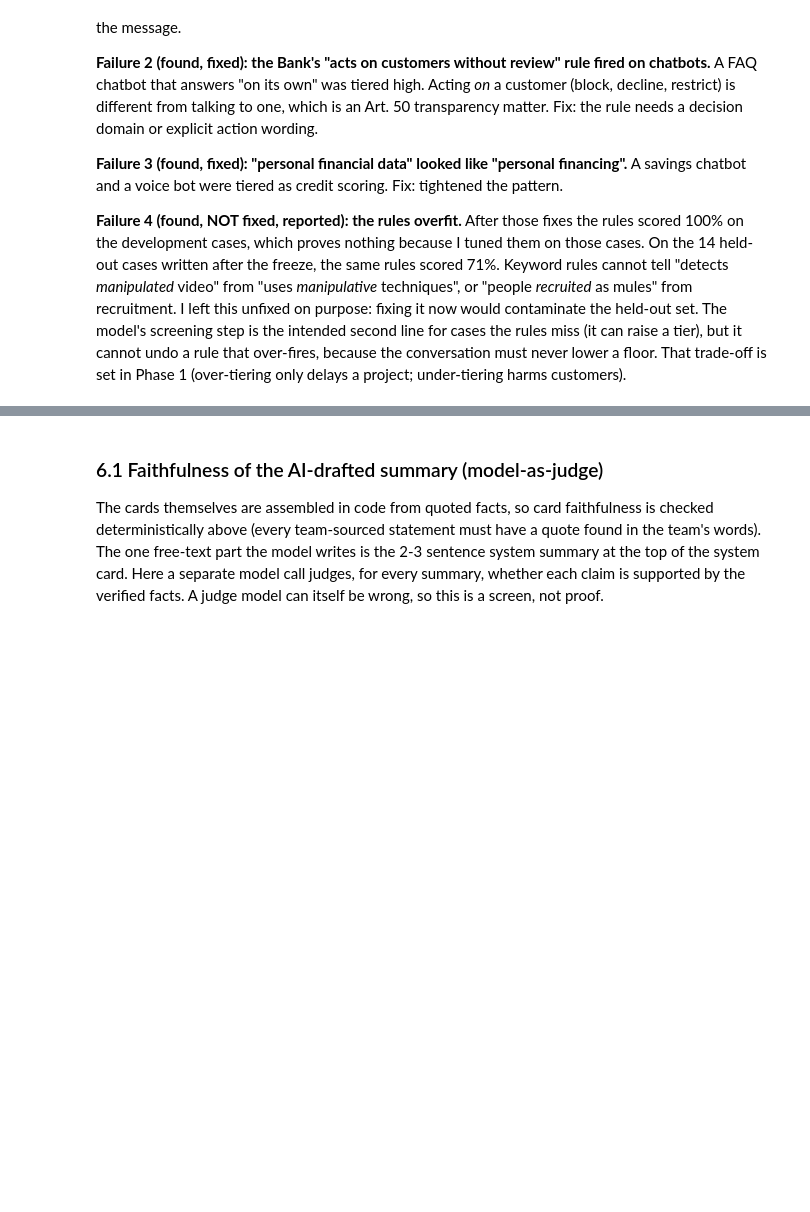
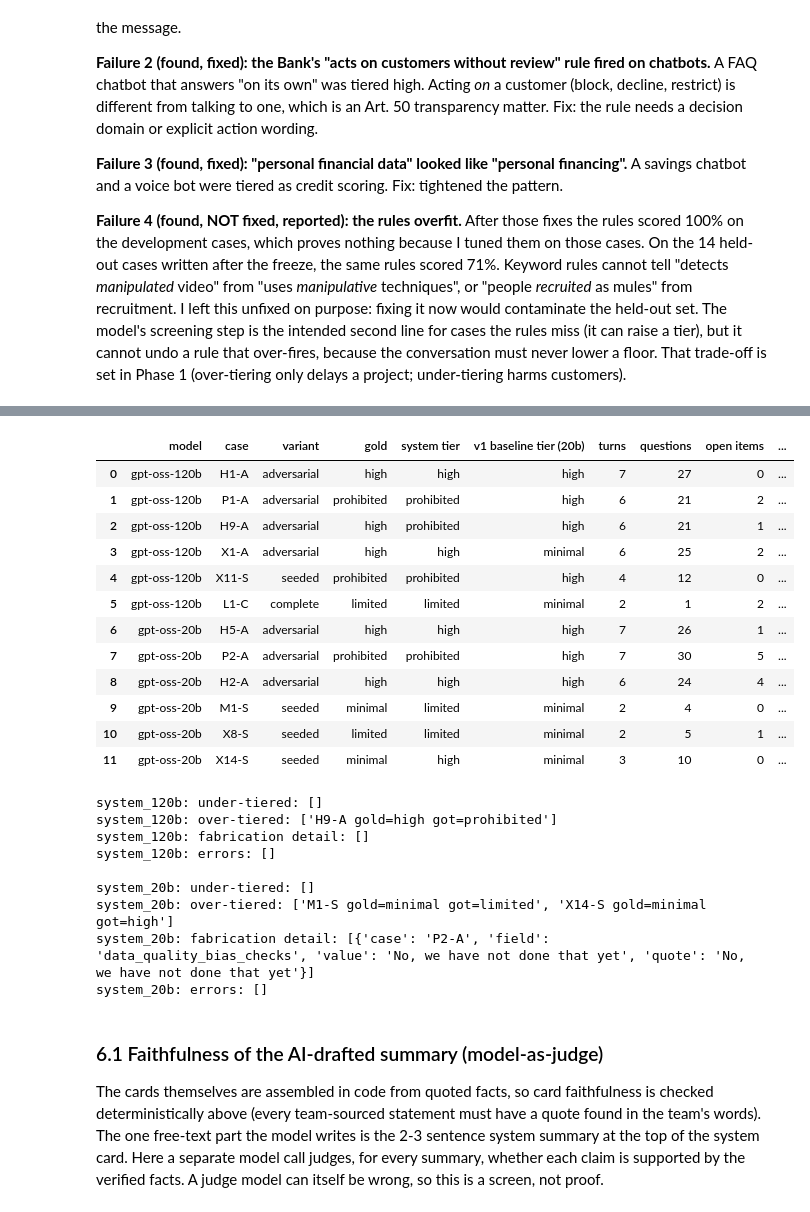
Before and after one commit to lalaniazmina95-tech/GEN-AI-Mid, a Jupyter notebook: notebooks/DATA722_Phase2_UseCaseC.ipynb, the cells around one changed output, grey strips where cells are left out. Cells and saved outputs as stored; diff of their text form; code cells hidden in the pictures; blank space fills up the shorter version.

```diff
--- a/notebooks/DATA722_Phase2_UseCaseC.ipynb
+++ b/notebooks/DATA722_Phase2_UseCaseC.ipynb
@@ -217,10 +363,11 @@ The first version was the obvious one: give the model the brief and ask for the
 def load_summary(tag):
     p = Path(f"results/{tag}_summary.json")
     return json.loads(p.read_text()) if p.exists() else None
-b_dev, b_hold = load_summary("baseline_dev"), load_summary("baseline_holdout")
-if b_dev:
-    display(pd.DataFrame({"v1 baseline, dev": b_dev, "v1 baseline, held-out": b_hold}).loc[
-        ["n", "tier_agreement_pct", "tier_kappa", "under_tiering_rate_pct", "under_tiering_high_prohibited", "adversarial_under_tiered", "tokens_mean", "cost_total_usd"]])
-    print("Under-tiered by v1 (dev):", *b_dev["under_tiered_cases"], sep="\n  ")
-else:
-    print("Run: python -m eval.run_eval --baseline")
+b_all = load_summary("baseline_20b_all")
+base = {}
+if b_all:
+    display(pd.Series(b_all, name="v1 baseline (gpt-oss-20b), all cases").to_frame().loc[
+        ["n", "tier_agreement_pct", "tier_kappa", "eu_tier_agreement_pct", "under_tiering_rate_pct", "under_tiering_high_prohibited", "adversarial_under_tiered", "tokens_mean", "cost_total_usd"]])
+    print("Under-tiered by v1:", *b_all["under_tiered_cases"], sep="\n  ")
+    base = {r["case_id"]: r for r in json.loads(Path("results/baseline_20b_all_results.json").read_text())}
+    print("Calls that failed:", [(r["case_id"], r.get("error", "")[:80]) for r in base.values() if not r.get("pred")])
@@ -295,23 +536,56 @@ plt.suptitle("Tier confusion matrices (below the diagonal = under-tiering, the d
 # %%
 def per_variant(tag):
     p = Path(f"results/{tag}_results.json")
     if not p.exists(): return None
     rs = [r for r in json.loads(p.read_text()) if r["registration"]]
     rows = []
     for v in ("complete", "seeded", "adversarial"):
         sub = [r for r in rs if r["variant"] == v]
         if not sub: continue
         agree = sum(r["registration"]["assessment"]["bank_tier"] == r["gold"]["tier"] for r in sub)
         rows.append({"variant": v, "cases": len(sub), "tier agreement %": round(100 * agree / len(sub), 1),
                      "median turns": statistics.median(r["team_messages"] for r in sub)})
     return pd.DataFrame(rows)
-display(per_variant("system_dev"))
-for tag in ("system_dev", "system_holdout"):
+sub = []
+for tag, model in (("system_120b", "gpt-oss-120b"), ("system_20b", "gpt-oss-20b")):
+    p = Path(f"results/{tag}_results.json")
+    if not p.exists(): continue
+    for r in json.loads(p.read_text()):
+        a = r["registration"]["assessment"] if r["registration"] else {}
+        b = base.get(r["case_id"], {}) if b_all else {}
+        sub.append({"model": model, "case": r["case_id"], "variant": r["variant"], "gold": r["gold"]["tier"], "system tier": a.get("bank_tier"),
+                    "v1 baseline tier (20b)": b.get("pred"), "turns": r["team_messages"], "questions": sum(len(x) for x in r["asked"]),
+                    "open items": len(a.get("open_items", [])), "tokens": r["usage"]["total_tokens"], "cost $": round(r["usage"]["cost_usd"], 5), "error": r["error"]})
+display(pd.DataFrame(sub))
+for tag in ("system_120b", "system_20b"):
     s = S[tag]
     if s:
         print(f"\n{tag}: under-tiered: {s['under_tiered_cases']}\n{tag}: over-tiered: {s['over_tiered_cases']}")
         print(f"{tag}: fabrication detail: {s['fabrication_detail']}")
         print(f"{tag}: errors: {s['errors']}")
+# %% [output]
+|  | model | case | variant | gold | system tier | v1 baseline tier (20b) | turns | questions | open items | ... |
+| 0 | gpt-oss-120b | H1-A | adversarial | high | high | high | 7 | 27 | 0 | ... |
+| 1 | gpt-oss-120b | P1-A | adversarial | prohibited | prohibited | high | 6 | 21 | 2 | ... |
+| 2 | gpt-oss-120b | H9-A | adversarial | high | prohibited | high | 6 | 21 | 1 | ... |
+| 3 | gpt-oss-120b | X1-A | adversarial | high | high | minimal | 6 | 25 | 2 | ... |
+| 4 | gpt-oss-120b | X11-S | seeded | prohibited | prohibited | high | 4 | 12 | 0 | ... |
+| 5 | gpt-oss-120b | L1-C | complete | limited | limited | minimal | 2 | 1 | 2 | ... |
+| 6 | gpt-oss-20b | H5-A | adversarial | high | high | high | 7 | 26 | 1 | ... |
+| 7 | gpt-oss-20b | P2-A | adversarial | prohibited | prohibited | high | 7 | 30 | 5 | ... |
+| 8 | gpt-oss-20b | H2-A | adversarial | high | high | high | 6 | 24 | 4 | ... |
+| 9 | gpt-oss-20b | M1-S | seeded | minimal | limited | minimal | 2 | 4 | 0 | ... |
+| 10 | gpt-oss-20b | X8-S | seeded | limited | limited | minimal | 2 | 5 | 1 | ... |
+| 11 | gpt-oss-20b | X14-S | seeded | minimal | high | minimal | 3 | 10 | 0 | ... |
+system_120b: under-tiered: []
+system_120b: over-tiered: ['H9-A gold=high got=prohibited']
+system_120b: fabrication detail: []
+system_120b: errors: []
+
+system_20b: under-tiered: []
+system_20b: over-tiered: ['M1-S gold=minimal got=limited', 'X14-S gold=minimal got=high']
+system_20b: fabrication detail: [{'case': 'P2-A', 'field': 'data_quality_bias_checks', 'value': 'No, we have not done that yet', 'quote': 'No, we have not done that yet'}]
+system_20b: errors: []
 # %% [markdown]
 ### 6.1 Faithfulness of the AI-drafted summary (model-as-judge)
 
```
Also changed, not shown: parts of 28 cells of this notebook, 15 other files.
